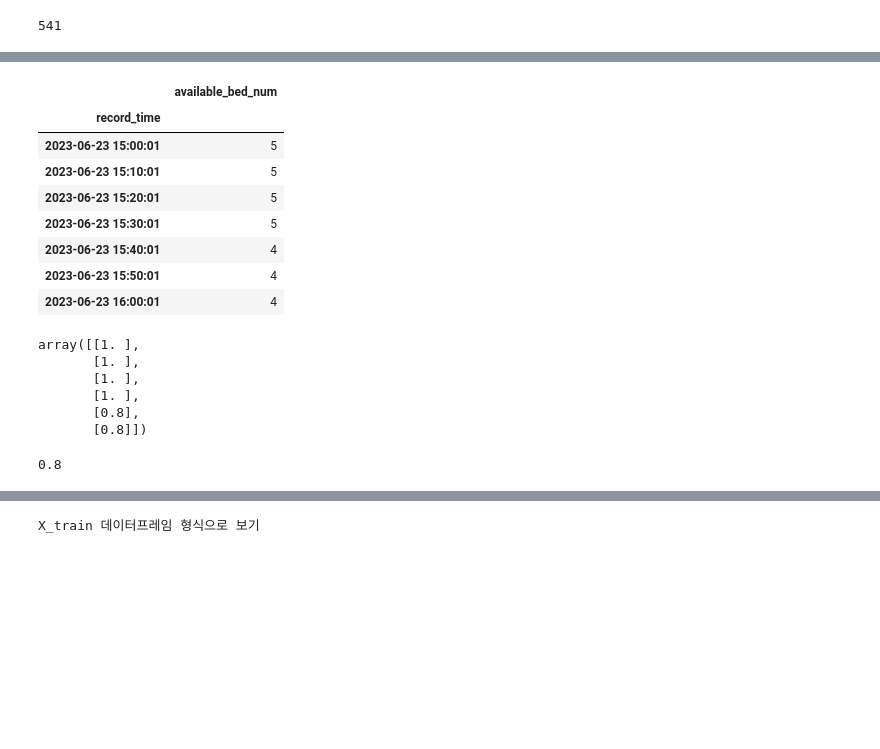
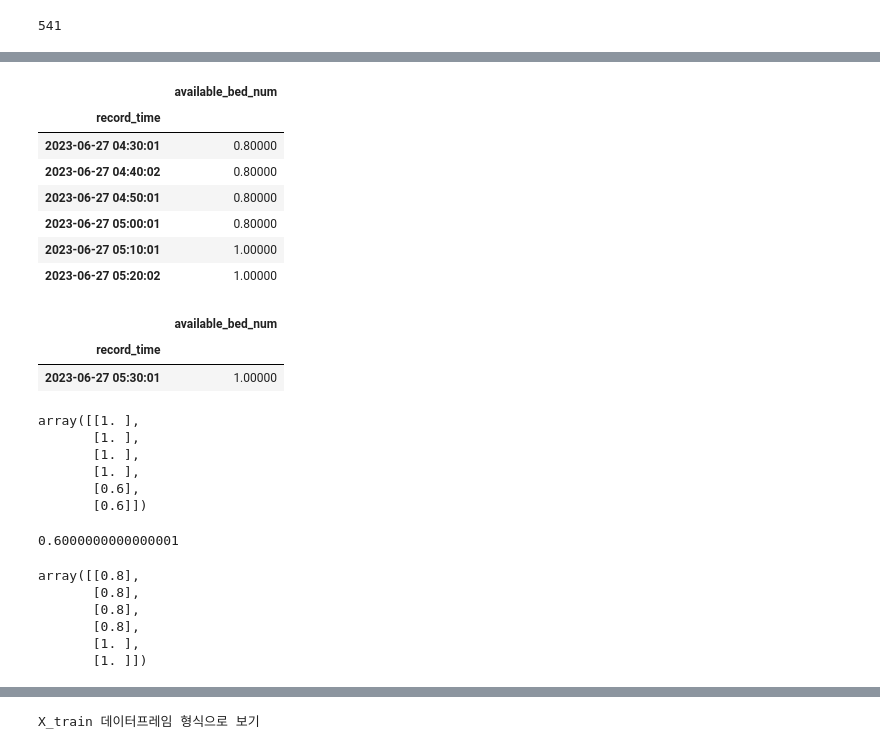
Before and after one commit to HyeonheeKo/emergency, a Jupyter notebook: RNN_GRU_guidecode.ipynb, the cells around one changed output, grey strips where cells are left out. Drawn from its saved outputs; the diff is of its cells as text; code cells hidden in the pictures; blank space fills up the shorter version.

```diff
--- a/RNN_GRU_guidecode.ipynb
+++ b/RNN_GRU_guidecode.ipynb
@@ -91,26 +142,40 @@ x_train, y_train = np.array(x_train), np.array(y_train)
 # %%
-i = 30
-train_data[i:i+7]
+i = train_data_len -1
+train_data_scaled[i-time_steps:i]
 # %% [output]
 |  | available_bed_num |
 | record_time |  |
-| 2023-06-23 15:00:01 | 5 |
-| 2023-06-23 15:10:01 | 5 |
-| 2023-06-23 15:20:01 | 5 |
-| 2023-06-23 15:30:01 | 5 |
-| 2023-06-23 15:40:01 | 4 |
-| 2023-06-23 15:50:01 | 4 |
-| 2023-06-23 16:00:01 | 4 |
+| 2023-06-27 04:30:01 | 0.80000 |
+| 2023-06-27 04:40:02 | 0.80000 |
+| 2023-06-27 04:50:01 | 0.80000 |
+| 2023-06-27 05:00:01 | 0.80000 |
+| 2023-06-27 05:10:01 | 1.00000 |
+| 2023-06-27 05:20:02 | 1.00000 |
 # %%
-x_train[i]
+train_data_scaled[i:i+for_periods]
 # %% [output]
-array([[1. ],
-       [1. ],
-       [1. ],
-       [1. ],
-       [0.8],
-       [0.8]])
+|  | available_bed_num |
+| record_time |  |
+| 2023-06-27 05:30:01 | 1.00000 |
-# %%
-y_train[i]
-# %% [output]
-0.8
+# %%
+x_train[0]
+# %% [output]
+array([[1. ],
+       [1. ],
+       [1. ],
+       [1. ],
+       [0.6],
+       [0.6]])
+# %%
+y_train[0]
+# %% [output]
+0.6000000000000001
+# %%
+x_train[-1]
+# %% [output]
+array([[0.8],
+       [0.8],
+       [0.8],
+       [0.8],
+       [1. ],
+       [1. ]])
```
Also changed, not shown: parts of 26 cells of this notebook.
